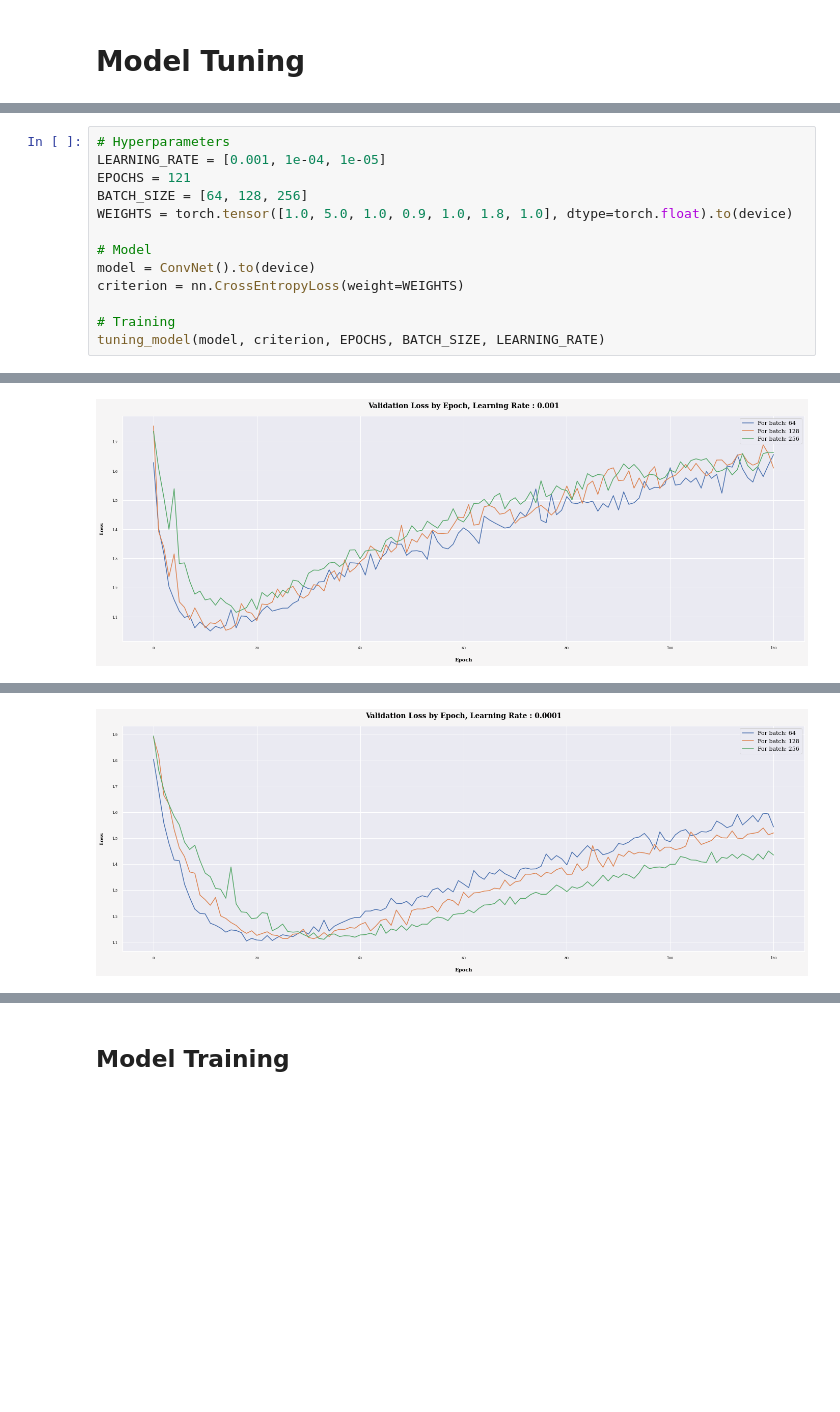
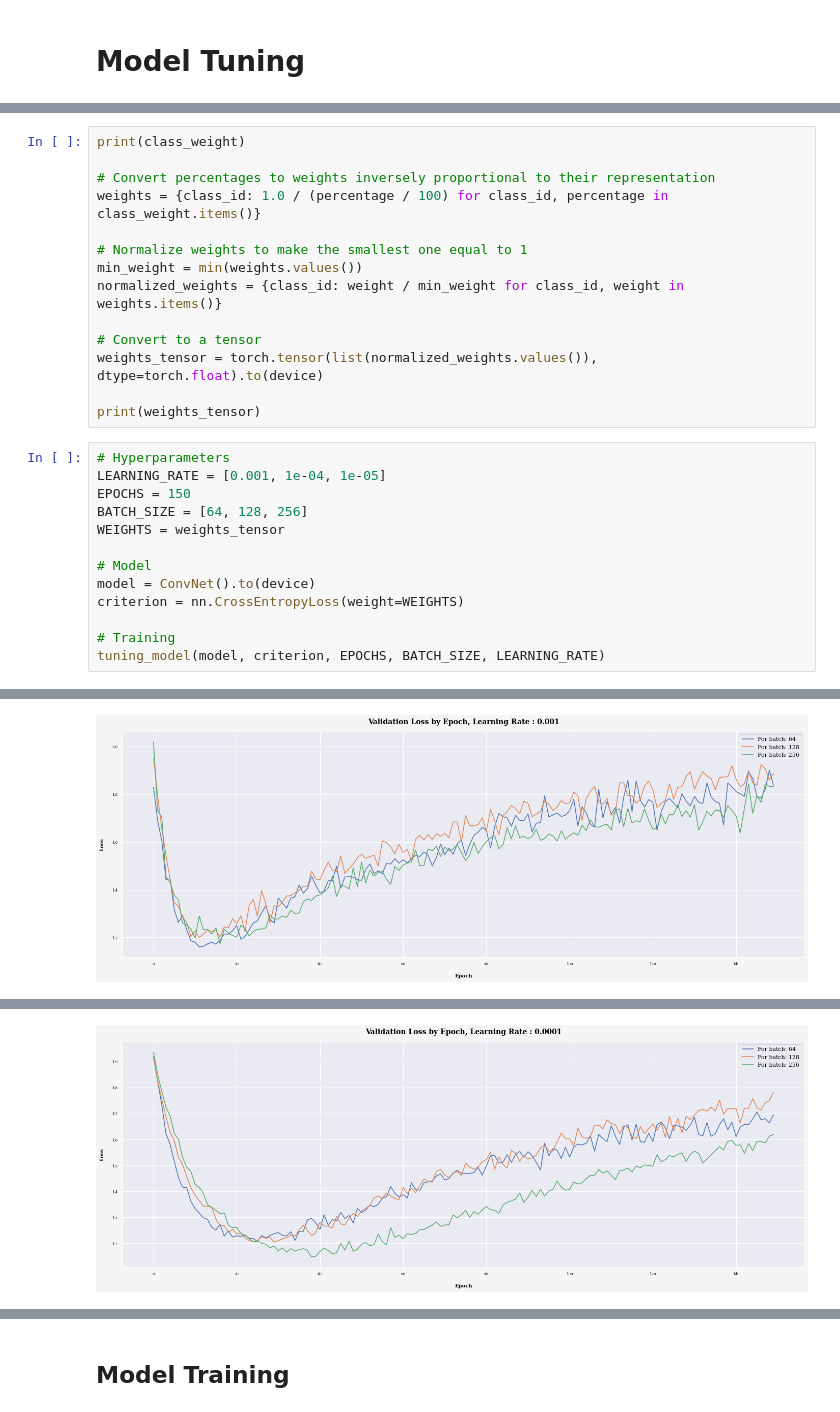
Before and after one commit to emil-ayv/Emotion_Recognition_Project, a Jupyter notebook: emotion_pred.ipynb, the cells around one changed output, grey strips where cells are left out. Drawn from its saved outputs; the diff is of its cells as text; blank space fills up the shorter version.

Commit message:
Added Docstrings to Functions, Calculated new weights

```diff
--- a/emotion_pred.ipynb
+++ b/emotion_pred.ipynb
@@ -760,9 +830,23 @@ def tuning_model(model, criterion, epochs, batch_sizes, learning_rate):
+# %%
+print(class_weight)
+
+# Convert percentages to weights inversely proportional to their representation
+weights = {class_id: 1.0 / (percentage / 100) for class_id, percentage in class_weight.items()}
+
+# Normalize weights to make the smallest one equal to 1
+min_weight = min(weights.values())
+normalized_weights = {class_id: weight / min_weight for class_id, weight in weights.items()}
+
+# Convert to a tensor
+weights_tensor = torch.tensor(list(normalized_weights.values()), dtype=torch.float).to(device)
+
+print(weights_tensor)
 # %%
 # Hyperparameters
 LEARNING_RATE = [0.001, 1e-04, 1e-05]
-EPOCHS = 121
+EPOCHS = 150
 BATCH_SIZE = [64, 128, 256]
-WEIGHTS = torch.tensor([1.0, 5.0, 1.0, 0.9, 1.0, 1.8, 1.0], dtype=torch.float).to(device)
+WEIGHTS = weights_tensor
 
 # Model
 model = ConvNet().to(device)
@@ -790,2 +874,2 @@ Training complete in 24m 24s
 Ploting Losses and Accuracies
-[figure, old version]
+[figure, new version]
@@ -809,2 +893,2 @@ Training complete in 48m 48s
 Ploting Losses and Accuracies
-[figure, old version]
+[figure, new version]
```
Also changed, not shown: parts of 22 cells of this notebook.
